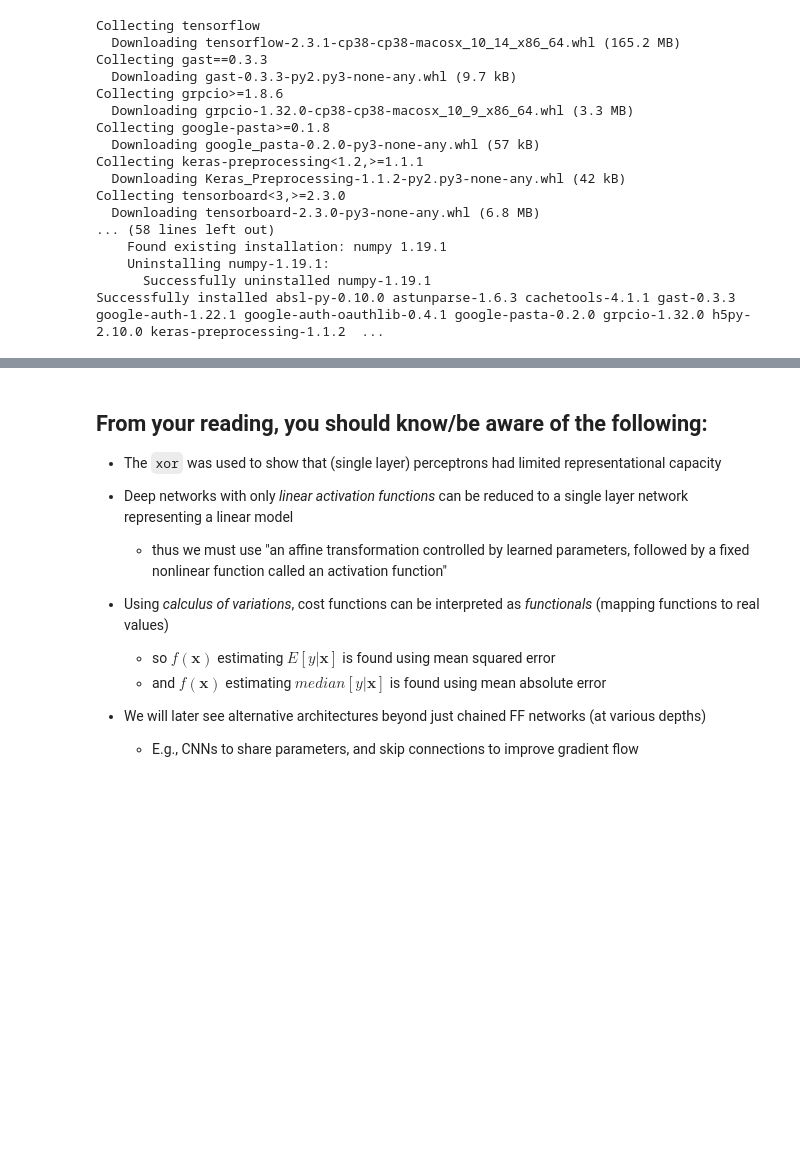
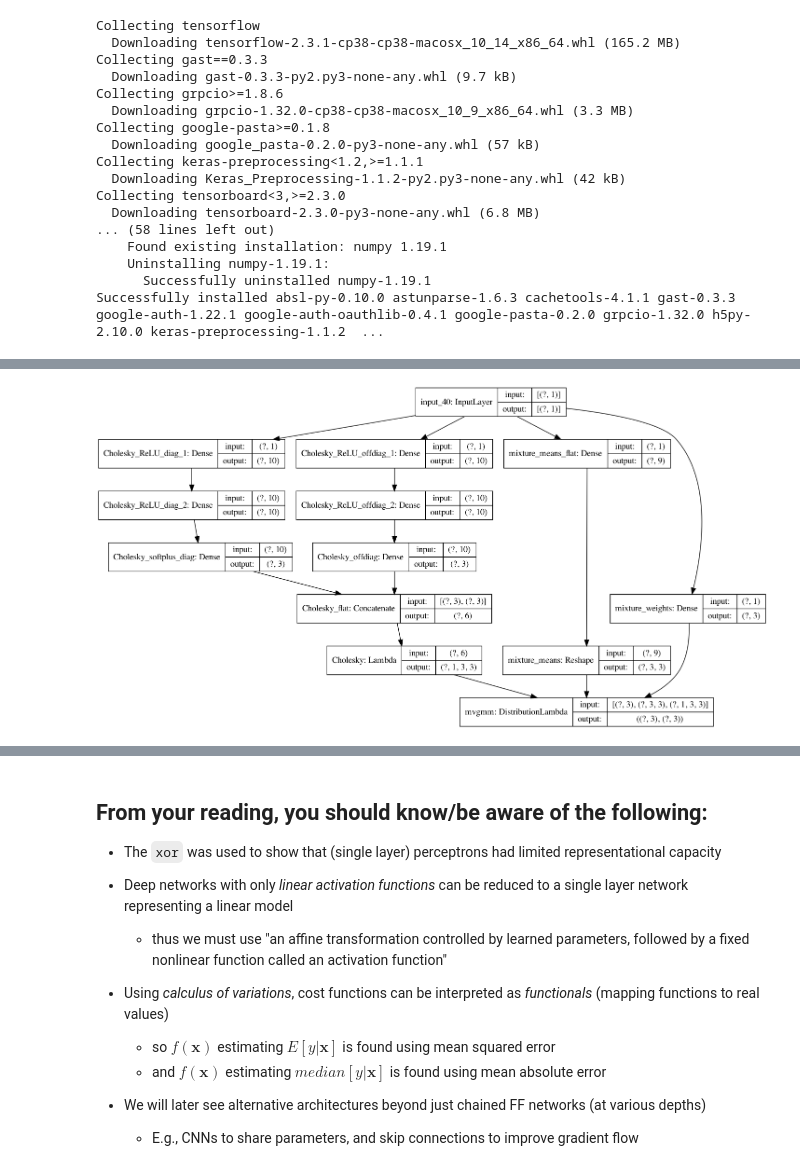
Before and after one commit to pointOfive/sixty_sixteen, a Jupyter notebook: L3.ipynb, the cells around one changed output, grey strips where cells are left out. Saved outputs shown, nothing was run; the diff lists cells and outputs as text; code cells hidden in the pictures; blank space fills up the shorter version.

```diff
--- a/L3.ipynb
+++ b/L3.ipynb
@@ -139,0 +118,31 @@ or, exceptiallence actuallutely
+# %%
+
+# Making a tree component mixture which is a function of a single constant x
+# depending on the value of x, there's 3 possible distributions sampled from
+# each having a different number of data point contributions (i.e., mixture weights)
+# and a different location in 3d space (as a function of x)
+# but sharing an increasing and increasingly correlated covariance structure
+# (which is also a function of the single constat x).
+
+# Note that while there is a local consistancy/smoothness behavior to this model,
+# in data space, learning about the covariance structure in one part of the space
+# informs the covariance structure in another part of the space... so we have
+# non-local learning in the 3d data space!
+
+n_1 = 1000
+x_1 = stats.uniform(0,10).rvs(n_1)
+n_2 = 200
+x_2 = stats.uniform(0,10).rvs(n_2)
+n_3 = 50
+x_3 = stats.uniform(0,10).rvs(n_3)
+
+b = 1
+mu_1 = [[x+b,-b,-b] for x in x_1]
+mu_2 = [[-b,x,-b] for x in x_2]
+mu_3 = [[-b,-b,x] for x in x_3]
+
+# Taking inspiration from the LKJ prior
+# https://mc-stan.org/docs/2_24/functions-reference/lkj-correlation.html
+cov_1 = [np.diag(3*[np.max(mu)**2]) + np.max(mu)**2.5*np.ones((3,3)) for mu in mu_1]
+cov_2 = [np.diag(3*[np.max(mu)**2]) + np.max(mu)**2.5*np.ones((3,3)) for mu in mu_2]
+cov_3 = [np.diag(3*[np.max(mu)**2]) + np.max(mu)**2.5*np.ones((3,3)) for mu in mu_3]
@@ -139,0 +470,4 @@ or, exceptiallence actuallutely
+# %%
+keras.utils.plot_model(model, "tmp.png", show_shapes=True)
+# %% [output]
+[figure, added]
```
Also changed, not shown: parts of 58 cells of this notebook, 2 other files.
